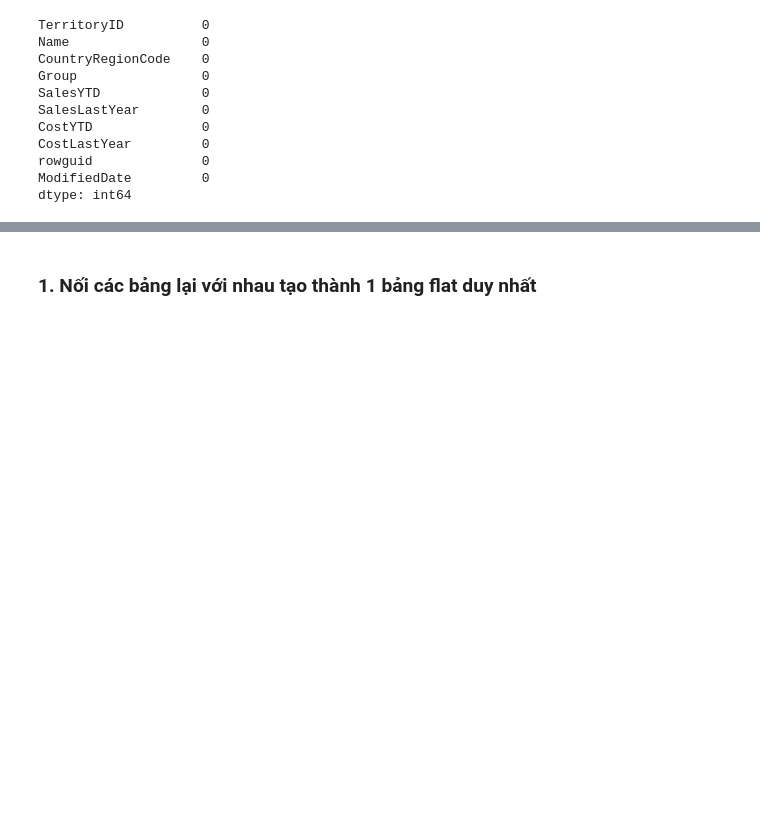
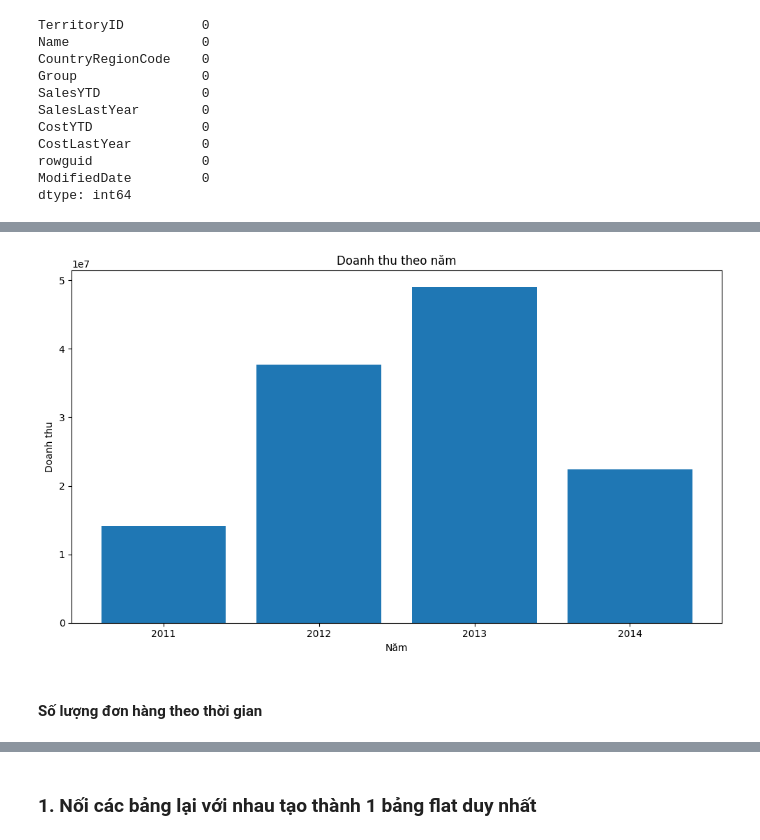
Before and after one commit to thethien8a/AdventureWork2022, a Jupyter notebook: src/notebook/explore.ipynb, the cells around one changed output, grey strips where cells are left out. Saved outputs shown, nothing was run; the diff lists cells and outputs as text; code cells hidden in the pictures; blank space fills up the shorter version.

```diff
--- a/src/notebook/explore.ipynb
+++ b/src/notebook/explore.ipynb
@@ -177,0 +264,19 @@ dtype: int64
+# %%
+# Doanh thu theo thời gian
+# Doanh thu theo năm
+revenue_by_year = sale_header_df.copy()
+revenue_by_year['Year'] = pd.to_datetime(revenue_by_year['OrderDate']).dt.year
+revenue_by_year = revenue_by_year.groupby('Year')['TotalDue'].sum()
+
+plt.figure(figsize=(10, 6))
+plt.bar(revenue_by_year.index, revenue_by_year.values)
+plt.xlabel('Năm')
+plt.ylabel('Doanh thu')
+plt.title('Doanh thu theo năm')
+plt.xticks(revenue_by_year.index)
+plt.tight_layout()
+plt.show()
+# %% [output]
+[figure, added]
+# %% [markdown]
+#### Số lượng đơn hàng theo thời gian
```
Also changed, not shown: parts of 48 cells of this notebook, 3 other files.
